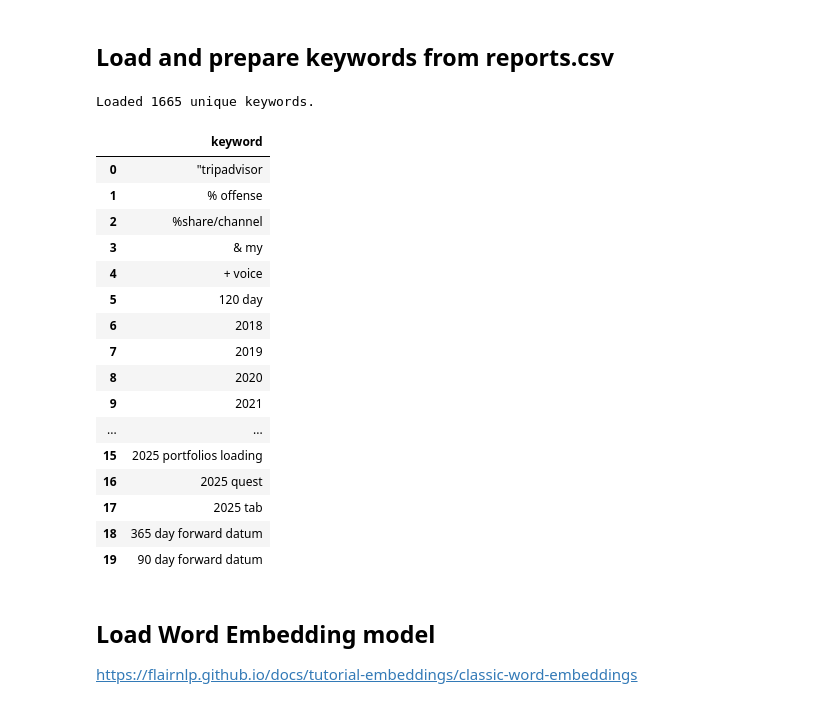
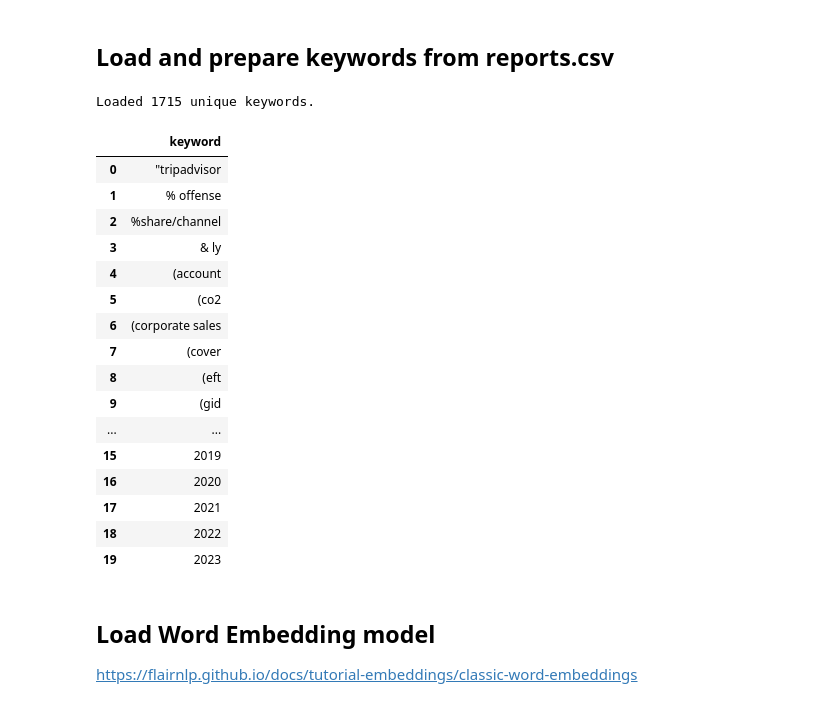
Before and after one commit to cbadenes/semantic-report-search, a Jupyter notebook: data/tasks/21_vector_similarity_keywords.ipynb, the cells around one changed output. Cells and saved outputs as stored; diff of their text form; code cells hidden in the pictures.

```diff
--- a/data/tasks/21_vector_similarity_keywords.ipynb
+++ b/data/tasks/21_vector_similarity_keywords.ipynb
@@ -19,7 +19,7 @@ from sklearn.metrics.pairwise import cosine_similarity
 ## Load and prepare keywords from reports.csv
 # %%
 # Load reports.csv and extract keywords
-reports_path = Path("../data/api/reports.csv")
+reports_path = Path("../api/reports.csv")
 df = pd.read_csv(reports_path).fillna("")
 
 keywords = set()
@@ -29,33 +29,33 @@ for kw_list in df["keywords"]:
 keywords = sorted(keywords)
 print(f"Loaded {len(keywords)} unique keywords.")
 # %% [output]
-Loaded 1665 unique keywords.
+Loaded 1715 unique keywords.
 # %%
 import pandas as pd
 
 # Convertir a DataFrame para visualización tabular
 keywords_df = pd.DataFrame(keywords, columns=["keyword"])
-keywords_df.to_csv("../data/api/keywords_alphabetical.csv", index=False)
+keywords_df.to_csv("../api/keywords_alphabetical.csv", index=False)
 
 keywords_df.head(20)  # muestra las 20 primeras
 # %% [output]
 |  | keyword |
 | 0 | "tripadvisor |
 | 1 | % offense |
 | 2 | %share/channel |
-| 3 | & my |
-| 4 | + voice |
-| 5 | 120 day |
-| 6 | 2018 |
-| 7 | 2019 |
-| 8 | 2020 |
-| 9 | 2021 |
+| 3 | & ly |
+| 4 | (account |
+| 5 | (co2 |
+| 6 | (corporate sales |
+| 7 | (cover |
+| 8 | (eft |
+| 9 | (gid |
 | ... | ... |
-| 15 | 2025 portfolios loading |
-| 16 | 2025 quest |
-| 17 | 2025 tab |
-| 18 | 365 day forward datum |
-| 19 | 90 day forward datum |
+| 15 | 2019 |
+| 16 | 2020 |
+| 17 | 2021 |
+| 18 | 2022 |
+| 19 | 2023 |
 # %% [markdown]
 ## Load Word Embedding model
 
```
Also changed, not shown: parts of 1 cell of this notebook, 5 other files.
